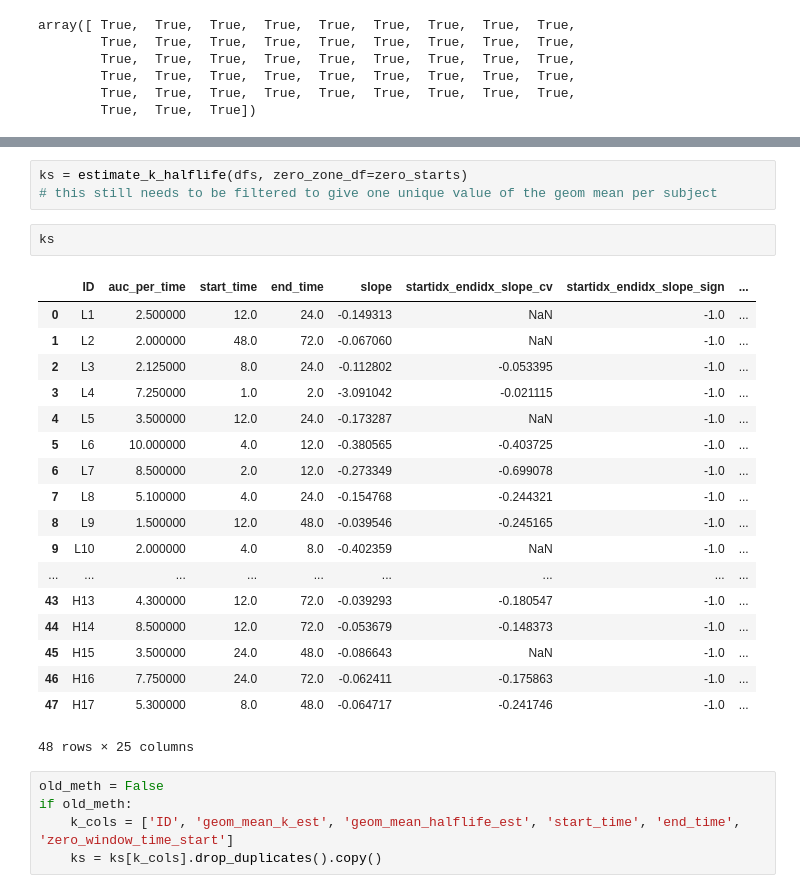
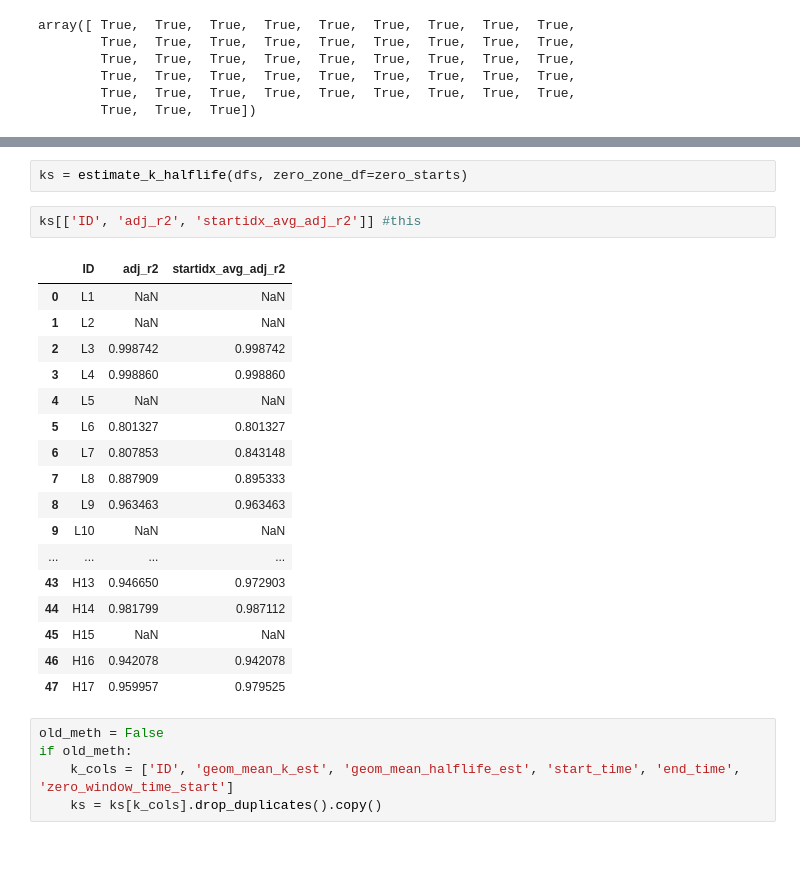
Before and after one commit to kelleyjbrady/NiceODE, a Jupyter notebook: NCA_demo.ipynb, the cells around one changed output, grey strips where cells are left out. Cells and saved outputs as stored; diff of their text form; blank space fills up the shorter version.

Commit message:
updated estimate_k_halflife to use adjusted r2 in nca.py.

```diff
--- a/NCA_demo.ipynb
+++ b/NCA_demo.ipynb
@@ -194,30 +145,28 @@ def estimate_k_halflife(dfs, zero_zone_df = None):
         out_df['window_halflife_est'] = 0.693/out_df['window_k_est']
         res.append(out_df.copy())
     return pd.concat(res).reset_index(drop = True)
-# %%
-ks = estimate_k_halflife(dfs, zero_zone_df=zero_starts)
-# this still needs to be filtered to give one unique value of the geom mean per subject
-# %%
-ks
-# %% [output]
-|  | ID | auc_per_time | start_time | end_time | slope | startidx_endidx_slope_cv | startidx_endidx_slope_sign | ... |
-| 0 | L1 | 2.500000 | 12.0 | 24.0 | -0.149313 | NaN | -1.0 | ... |
-| 1 | L2 | 2.000000 | 48.0 | 72.0 | -0.067060 | NaN | -1.0 | ... |
-| 2 | L3 | 2.125000 | 8.0 | 24.0 | -0.112802 | -0.053395 | -1.0 | ... |
-| 3 | L4 | 7.250000 | 1.0 | 2.0 | -3.091042 | -0.021115 | -1.0 | ... |
-| 4 | L5 | 3.500000 | 12.0 | 24.0 | -0.173287 | NaN | -1.0 | ... |
-| 5 | L6 | 10.000000 | 4.0 | 12.0 | -0.380565 | -0.403725 | -1.0 | ... |
-| 6 | L7 | 8.500000 | 2.0 | 12.0 | -0.273349 | -0.699078 | -1.0 | ... |
-| 7 | L8 | 5.100000 | 4.0 | 24.0 | -0.154768 | -0.244321 | -1.0 | ... |
-| 8 | L9 | 1.500000 | 12.0 | 48.0 | -0.039546 | -0.245165 | -1.0 | ... |
-| 9 | L10 | 2.000000 | 4.0 | 8.0 | -0.402359 | NaN | -1.0 | ... |
-| ... | ... | ... | ... | ... | ... | ... | ... | ... |
-| 43 | H13 | 4.300000 | 12.0 | 72.0 | -0.039293 | -0.180547 | -1.0 | ... |
-| 44 | H14 | 8.500000 | 12.0 | 72.0 | -0.053679 | -0.148373 | -1.0 | ... |
-| 45 | H15 | 3.500000 | 24.0 | 48.0 | -0.086643 | NaN | -1.0 | ... |
-| 46 | H16 | 7.750000 | 24.0 | 72.0 | -0.062411 | -0.175863 | -1.0 | ... |
-| 47 | H17 | 5.300000 | 8.0 | 48.0 | -0.064717 | -0.241746 | -1.0 | ... |
-48 rows × 25 columns
+# %%
+ks = estimate_k_halflife(dfs, zero_zone_df=zero_starts)
+# %%
+ks[['ID', 'adj_r2', 'startidx_avg_adj_r2']] #this
+# %% [output]
+|  | ID | adj_r2 | startidx_avg_adj_r2 |
+| 0 | L1 | NaN | NaN |
+| 1 | L2 | NaN | NaN |
+| 2 | L3 | 0.998742 | 0.998742 |
+| 3 | L4 | 0.998860 | 0.998860 |
+| 4 | L5 | NaN | NaN |
+| 5 | L6 | 0.801327 | 0.801327 |
+| 6 | L7 | 0.807853 | 0.843148 |
+| 7 | L8 | 0.887909 | 0.895333 |
+| 8 | L9 | 0.963463 | 0.963463 |
+| 9 | L10 | NaN | NaN |
+| ... | ... | ... | ... |
+| 43 | H13 | 0.946650 | 0.972903 |
+| 44 | H14 | 0.981799 | 0.987112 |
+| 45 | H15 | NaN | NaN |
+| 46 | H16 | 0.942078 | 0.942078 |
+| 47 | H17 | 0.959957 | 0.979525 |
 # %%
 old_meth = False
 if old_meth:
```
Also changed, not shown: parts of 9 cells of this notebook, 1 other file.
